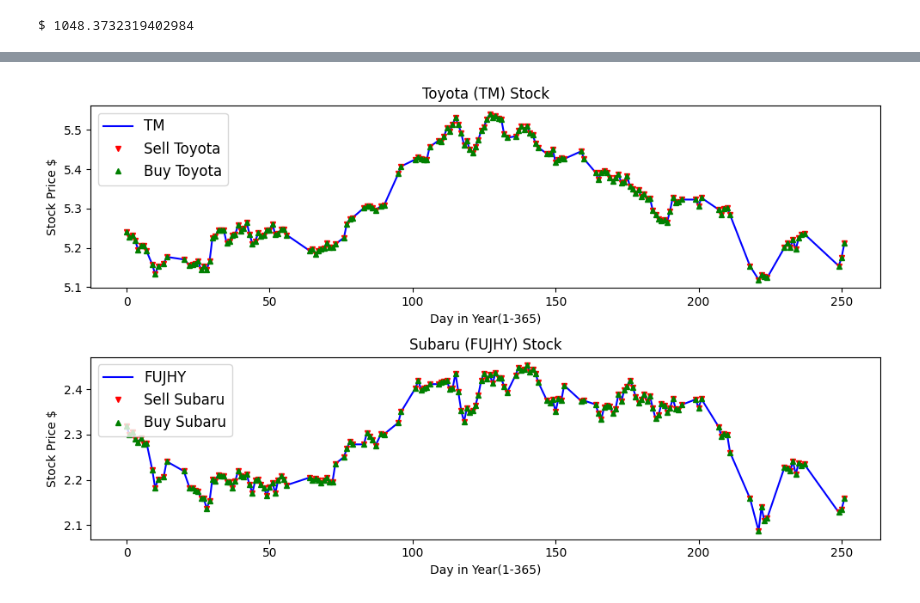
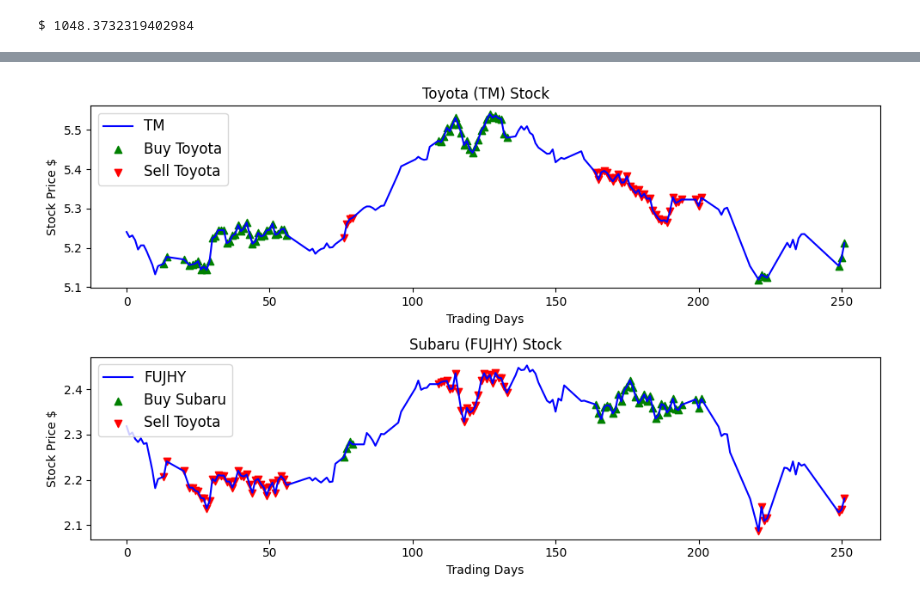
Before and after one commit to victoria-uriostegui/Pairs-Trading-Repo-ED-VU-Fall-24-, a Jupyter notebook: pairs_trading.ipynb, the cells around one changed output, grey strips where cells are left out. Cells and saved outputs as stored; diff of their text form; code cells hidden in the pictures.

Commit message:
Created graph with buy and sell signals

```diff
--- a/pairs_trading.ipynb
+++ b/pairs_trading.ipynb
@@ -484,47 +484,54 @@ profit_tracker.query('Position == "Short"')
 70 rows × 10 columns
+# %%
+# Cleaning data for buy and sell signals
+
+# Transform Buy and & Sell signals into 0 & 1
+profit_tracker['Buy_Toyota'] = (profit_tracker['Buy_Toyota'] > 0).astype(int)
+profit_tracker['Sell_Toyota'] = (profit_tracker['Sell_Toyota'] > 0).astype(int)
+profit_tracker['Buy_Subaru'] = (profit_tracker['Buy_Subaru'] > 0).astype(int)
+profit_tracker['Sell_Subaru'] = (profit_tracker['Sell_Subaru'] > 0).astype(int)
 # %%
 # Making graph
 # Create subplots: 2 rows, 1 column
 fig, axs = plt.subplots(2, 1, figsize = (10, 6))
 
 # Plotting TM (Toyota stock) in the second subplot (row 1)
 axs[0].plot(profit_tracker['Toyota'], color = 'blue', label = 'TM')
 axs[0].set_title("Toyota (TM) Stock")
-axs[0].set_xlabel("Day in Year(1-365)")
+axs[0].set_xlabel("Trading Days")
 axs[0].set_ylabel("Stock Price $")
 
-# Extract Buy & Sell Toyota signals
-sell_tm = profit_tracker["Sell_Toyota"].dropna()
-buy_tm = profit_tracker["Buy_Toyota"].dropna()
+# Extract Buy & Sell Subaru signals
+buy_tm = profit_tracker[profit_tracker["Buy_Toyota"] == 1].index
+sell_tm = profit_tracker[profit_tracker["Sell_Toyota"] == 1].index
 
-# Extract Buy & Sell Subaru signals
-sell_sub = profit_tracker["Sell_Subaru"].dropna()
-buy_sub = profit_tracker["Buy_Subaru"].dropna()
+buy_sub = profit_tracker[profit_tracker["Buy_Subaru"] == 1].index
+sell_sub = profit_tracker[profit_tracker["Sell_Subaru"] == 1].index
 
 # Overlay Buy & Sell signals on Toyota stock price
-axs[0].plot(sell_tm.index, profit_tracker['Toyota'], color='red', linestyle='None', marker='v', markersize=5, label='Sell Toyota')
-axs[0].plot(buy_tm.index, profit_tracker['Toyota'], color='green', linestyle='None', marker='^', markersize=5, label='Buy Toyota')
+axs[0].scatter(buy_tm, profit_tracker.loc[buy_tm, 'Toyota'], color='green', marker='^', label='Buy Toyota')
+axs[0].scatter(sell_tm, profit_tracker.loc[sell_tm, 'Toyota'], color='red', linestyle='None', marker='v', label='Sell Toyota')
 
 
 # Update legend for Toyota
 axs[0].legend(fontsize=12, loc='upper left')
 
 
 # Plotting FUJHY (Subaru stock) in the first subplot (row 0)
 axs[1].plot(profit_tracker['Subaru'], color='blue', label='FUJHY')
 axs[1].set_title("Subaru (FUJHY) Stock")
-axs[1].set_xlabel("Day in Year(1-365)")
+axs[1].set_xlabel("Trading Days")
 axs[1].set_ylabel("Stock Price $")
 
 # Overlay Buy & Sell signals on Subaru stock price
-axs[1].plot(sell_sub.index, profit_tracker['Subaru'], color='red', linestyle='None', marker='v', markersize=5, label='Sell Subaru')
-axs[1].plot(buy_sub.index, profit_tracker['Subaru'], color='green', linestyle='None', marker='^', markersize=5, label='Buy Subaru')
+axs[1].scatter(buy_sub, profit_tracker.loc[buy_sub, 'Subaru'], color='green', marker='^', label='Buy Subaru')
+axs[1].scatter(sell_sub, profit_tracker.loc[sell_sub, 'Subaru'], color='red', linestyle='None', marker='v', label='Sell Toyota')
 
 # Adding legend to the Subaru subplot
 axs[1].legend(fontsize = 12, loc = 'upper left')
 
 # Adjust readability
 plt.tight_layout()
 plt.show()
 # %% [output]
-[figure, old version]
+[figure, new version]
```
Also changed, not shown: parts of 2 cells of this notebook.
